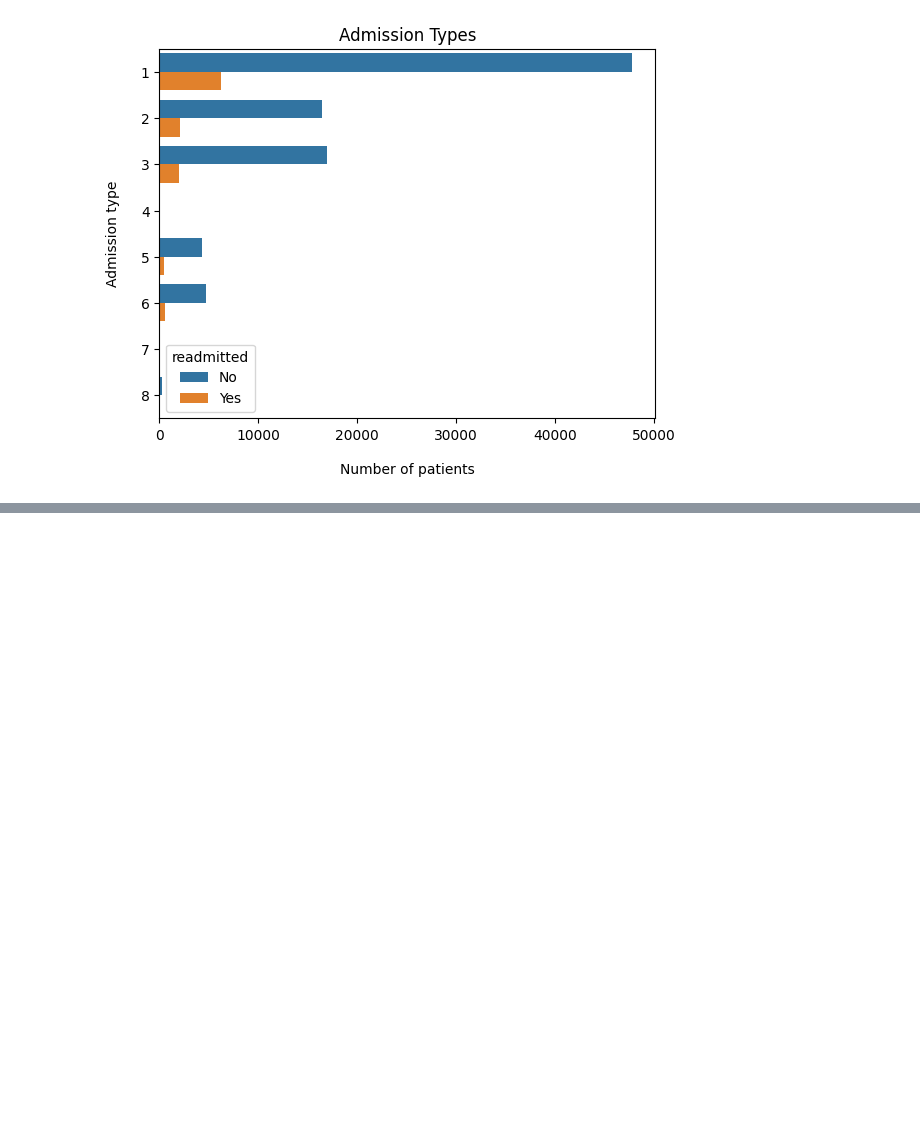
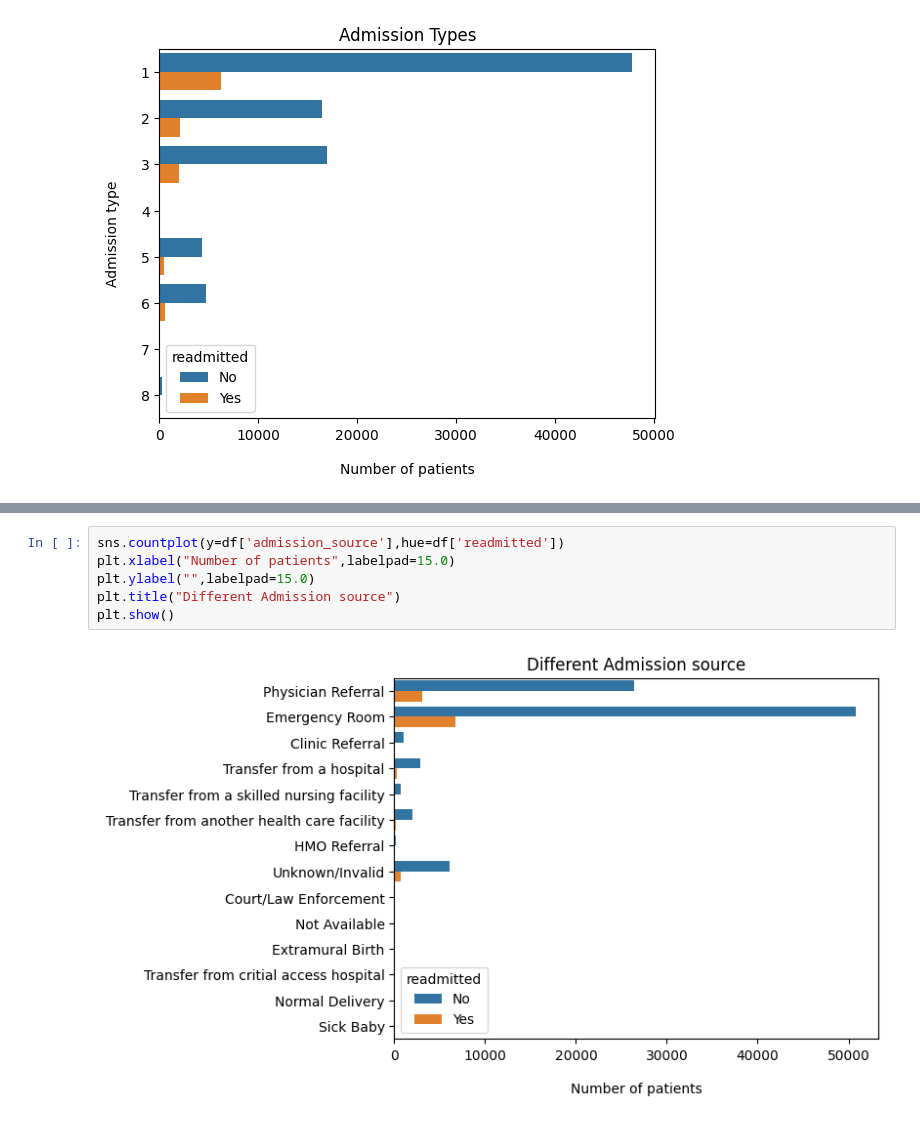
Before and after one commit to esraa-el-tohamii/Health-Care-Project, a Jupyter notebook: EDA.ipynb, the cells around one changed output, grey strips where cells are left out. Cells and saved outputs as stored; diff of their text form; blank space fills up the shorter version.

```diff
--- a/EDA.ipynb
+++ b/EDA.ipynb
@@ -296 +352,9 @@ df.head()
+# %%
+sns.countplot(y=df['admission_source'],hue=df['readmitted'])
+plt.xlabel("Number of patients",labelpad=15.0)
+plt.ylabel("",labelpad=15.0)
+plt.title("Different Admission source")
+plt.show()
+# %% [output]
+[figure, added]
 # %%
```
Also changed, not shown: parts of 66 cells of this notebook.
